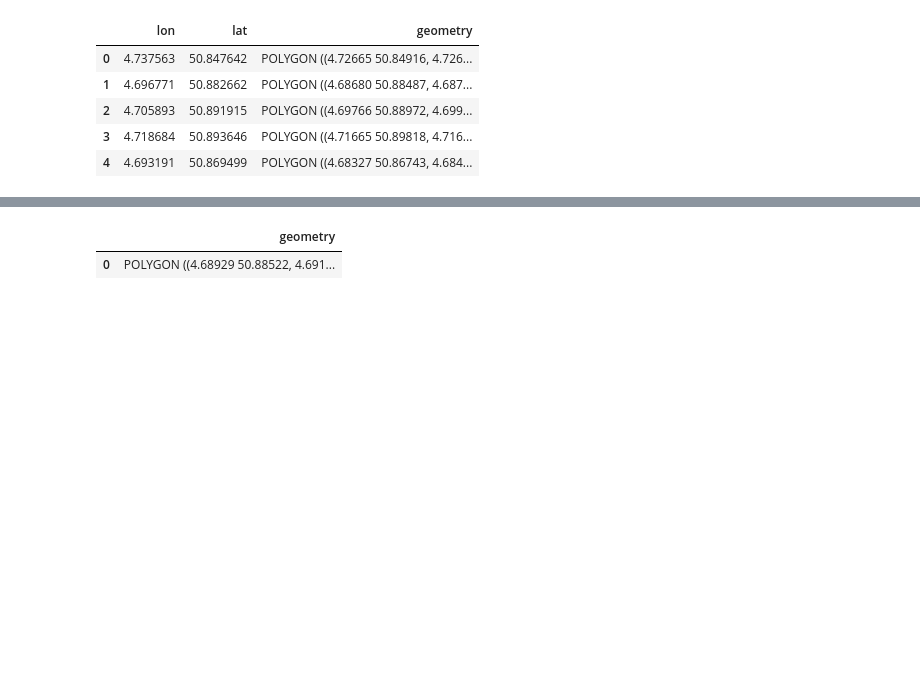
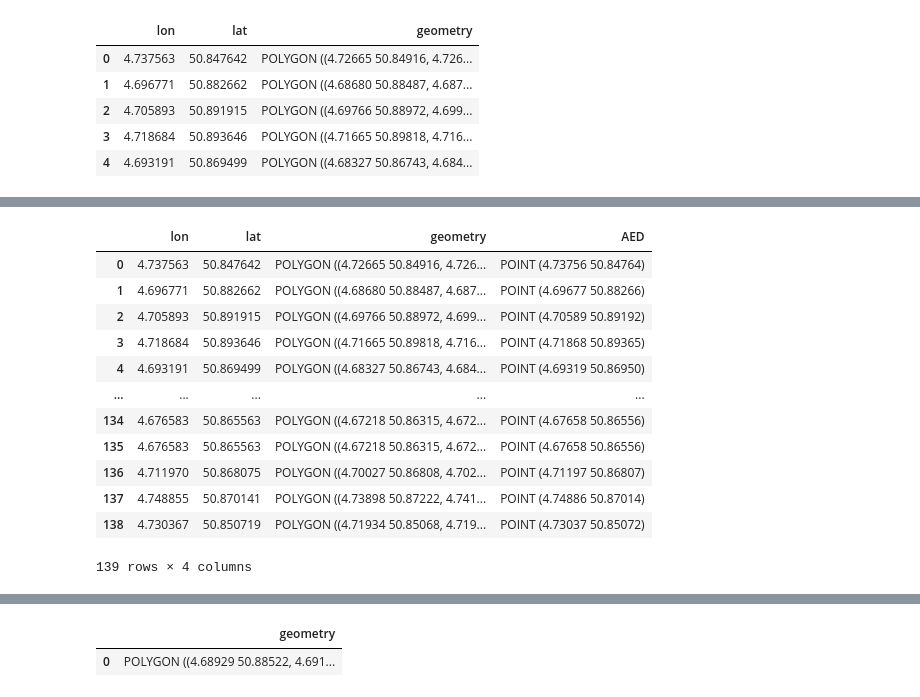
Before and after one commit to Leowiser/AED-Route-Optimization-MDA-Project, a Jupyter notebook: Visualization_Algo.ipynb, the cells around one changed output, grey strips where cells are left out. Drawn from its saved outputs; the diff is of its cells as text; code cells hidden in the pictures; blank space fills up the shorter version.

```diff
--- a/Visualization_Algo.ipynb
+++ b/Visualization_Algo.ipynb
@@ -73,8 +118,26 @@ gdf.head()
 # %%
-
+gdf_AED = AEDs.copy()
+gdf_AED.loc[:,'AED'] = list(zip(gdf_AED['lon'], gdf_AED['lat']))
+gdf_AED.head()
 # Convert AED column to Points if not already in geometry format
-if not isinstance(gdf['AED'].iloc[0], Point):
-    gdf['AED'] = gdf['AED'].apply(lambda coords: Point(coords) if isinstance(coords, (list, tuple)) else coords)
+if not isinstance(gdf_AED['AED'].iloc[0], Point):
+    gdf_AED['AED'] = gdf_AED['AED'].apply(lambda coords: Point(coords) if isinstance(coords, (list, tuple)) else coords)
 
 # Set AED as the active geometry column in the GeoDataFrame
-gdf = gdf.set_geometry('AED')
+gdf_AED = gdf_AED.set_geometry('AED')
+# %%
+gdf_AED
+# %% [output]
+|  | lon | lat | geometry | AED |
+| 0 | 4.737563 | 50.847642 | POLYGON ((4.72665 50.84916, 4.726... | POINT (4.73756 50.84764) |
+| 1 | 4.696771 | 50.882662 | POLYGON ((4.68680 50.88487, 4.687... | POINT (4.69677 50.88266) |
+| 2 | 4.705893 | 50.891915 | POLYGON ((4.69766 50.88972, 4.699... | POINT (4.70589 50.89192) |
+| 3 | 4.718684 | 50.893646 | POLYGON ((4.71665 50.89818, 4.716... | POINT (4.71868 50.89365) |
+| 4 | 4.693191 | 50.869499 | POLYGON ((4.68327 50.86743, 4.684... | POINT (4.69319 50.86950) |
+| ... | ... | ... | ... | ... |
+| 134 | 4.676583 | 50.865563 | POLYGON ((4.67218 50.86315, 4.672... | POINT (4.67658 50.86556) |
+| 135 | 4.676583 | 50.865563 | POLYGON ((4.67218 50.86315, 4.672... | POINT (4.67658 50.86556) |
+| 136 | 4.711970 | 50.868075 | POLYGON ((4.70027 50.86808, 4.702... | POINT (4.71197 50.86807) |
+| 137 | 4.748855 | 50.870141 | POLYGON ((4.73898 50.87222, 4.741... | POINT (4.74886 50.87014) |
+| 138 | 4.730367 | 50.850719 | POLYGON ((4.71934 50.85068, 4.719... | POINT (4.73037 50.85072) |
+139 rows × 4 columns
```
Also changed, not shown: parts of 80 cells of this notebook, 6 other files.
